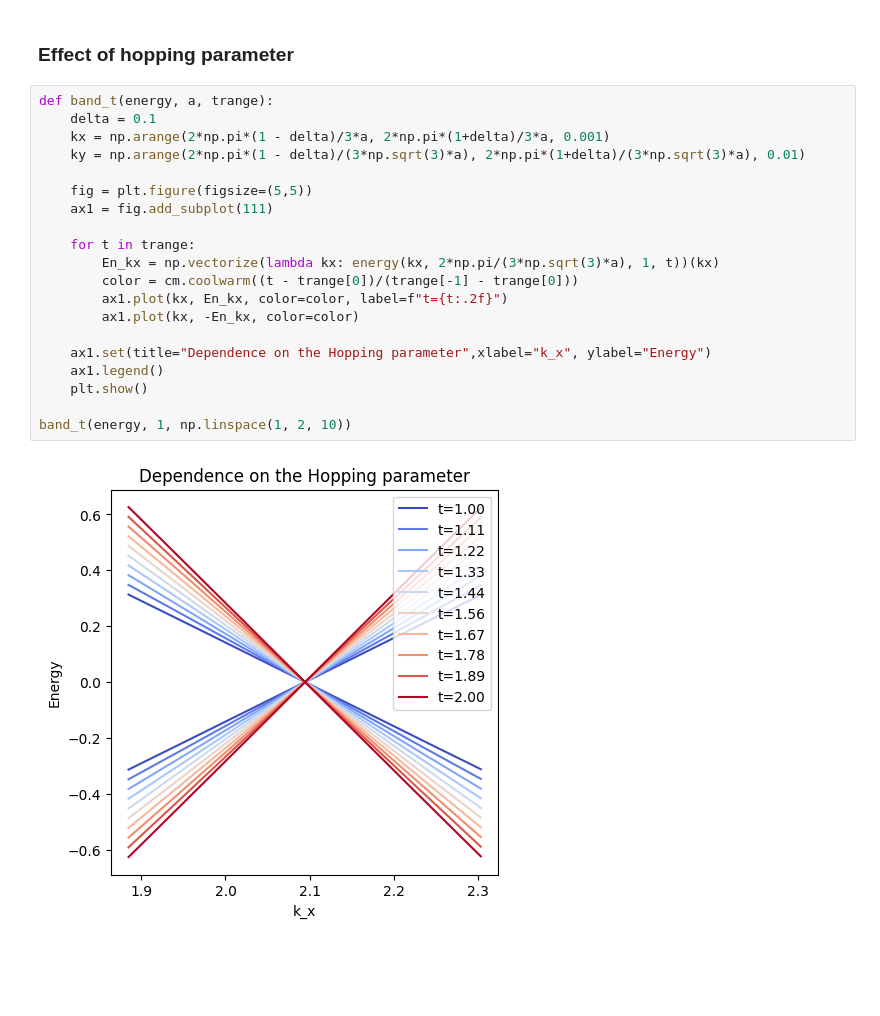
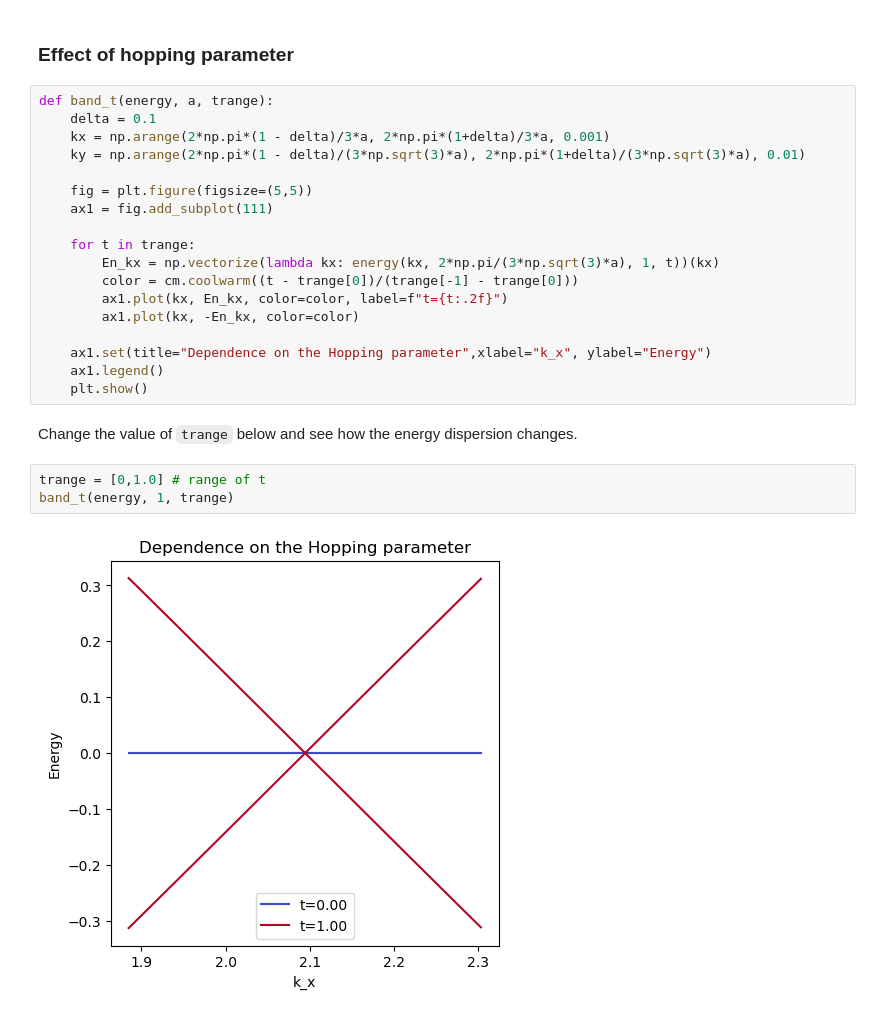
Before and after one commit to biplab37/Graphene, a Jupyter notebook: Graphene_Band_Structure.ipynb, the cells around one changed output. Drawn from its saved outputs; the diff is of its cells as text; blank space fills up the shorter version.

```diff
--- a/Graphene_Band_Structure.ipynb
+++ b/Graphene_Band_Structure.ipynb
@@ -110,7 +110,10 @@ def band_t(energy, a, trange):
     ax1.set(title="Dependence on the Hopping parameter",xlabel="k_x", ylabel="Energy")
     ax1.legend()
     plt.show()
-
-band_t(energy, 1, np.linspace(1, 2, 10))
-# %% [output]
-[figure, removed]
+# %% [markdown]
+Change the value of `trange` below and see how the energy dispersion changes.
+# %%
+trange = [0,1.0] # range of t
+band_t(energy, 1, trange)
+# %% [output]
+[figure, added]
```
Also changed, not shown: parts of 8 cells of this notebook.
